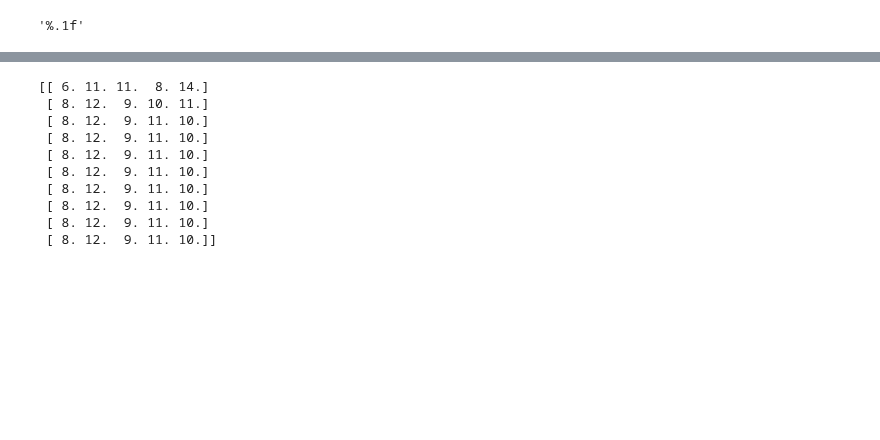
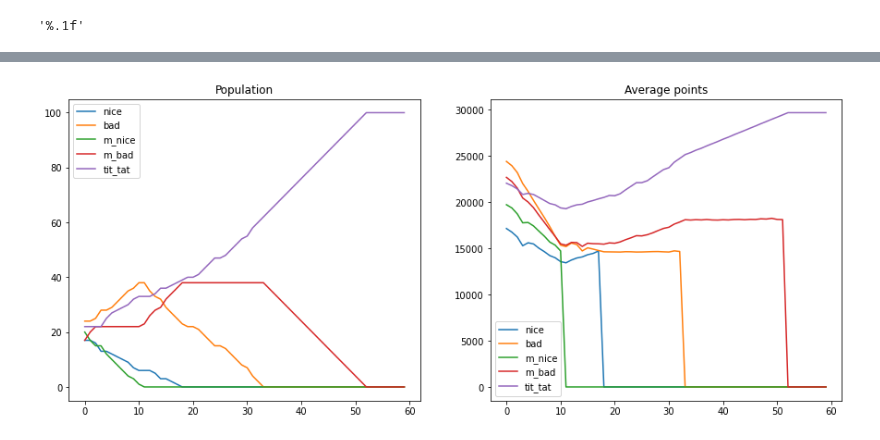
Before and after one commit to luca430/prisoner_dilemma, a Jupyter notebook: Project.ipynb, the cells around one changed output, grey strips where cells are left out. Saved outputs shown, nothing was run; the diff lists cells and outputs as text; code cells hidden in the pictures; blank space fills up the shorter version.

```diff
--- a/Project.ipynb
+++ b/Project.ipynb
@@ -235,40 +259,49 @@ update = {'update_1': partial(update_1),
 #Punto 3)
 
 #h = [1,1,1,1,1,1,1,4,4,4]
-h = npr.randint(0,len(s),size=50)
-
+#h = npr.randint(0,len(s),size=50)
+#for i in range(12):
+ #   h[i]=
 def tournament(h,f,it = None):
 
     if it == None: it = 100
     N = len(h)
 
     n_matrix = np.zeros([it,len(s)])  #matrice per salvare il numero di strat per it
-
+    val_matrix=np.zeros([it,len(s)])
     for i in range(it):
         strategies, average_results = round_robin(h)
-        unique, numbers = np.unique(h, return_counts = True)
+        unique_gl, numbers_gl = np.unique(h, return_counts = True)
         numbers_1 = np.array([0 for i in range(len(s))])
+        val_1=np.array([0 for i in range(len(s))])
 
-        for j in range(len(unique)):
-            numbers_1[unique[j]] = int(numbers[j])
+        for j in range(len(unique_gl)):
+            numbers_1[unique_gl[j]] = int(numbers_gl[j])
+        for j in range(len(strategies)):
+            val_1[strategies[j]]=average_results[j]
+
 
         n_matrix[i] = numbers_1
+        val_matrix[i]=val_1
 
-        h = update[f](N,strategies,average_results)
+        h = update[f](h,N,strategies,average_results)
 
-    print(n_matrix)
+    #print(n_matrix)
 
-    return
-
-tournament(h,'update_1',it=10)
+    return n_matrix,val_matrix
+k_1=60
+n_ma,val_ma=tournament(h,'update_2',it=k_1)
-# %% [output]
-[[ 6. 11. 11.  8. 14.]
- [ 8. 12.  9. 10. 11.]
- [ 8. 12.  9. 11. 10.]
- [ 8. 12.  9. 11. 10.]
- [ 8. 12.  9. 11. 10.]
- [ 8. 12.  9. 11. 10.]
- [ 8. 12.  9. 11. 10.]
- [ 8. 12.  9. 11. 10.]
- [ 8. 12.  9. 11. 10.]
- [ 8. 12.  9. 11. 10.]]
+# %%
+fig, (ax1,ax2) = plt.subplots(nrows=1,ncols=2,figsize=(15,6))
+#print(val_ma)
+#k=50
+for i in range(len(s)):
+    ax1.plot(np.arange(k_1),n_ma.T[i],label=s[i])
+    ax1.set_title('Population')
+    ax2.plot(np.arange(k_1),val_ma.T[i],label=s[i])
+    ax2.set_title('Average points')
+    ax1.legend()
+    ax2.legend()
+plt.show()
+# %% [output]
+[figure, added]
```
Also changed, not shown: parts of 6 cells of this notebook.
